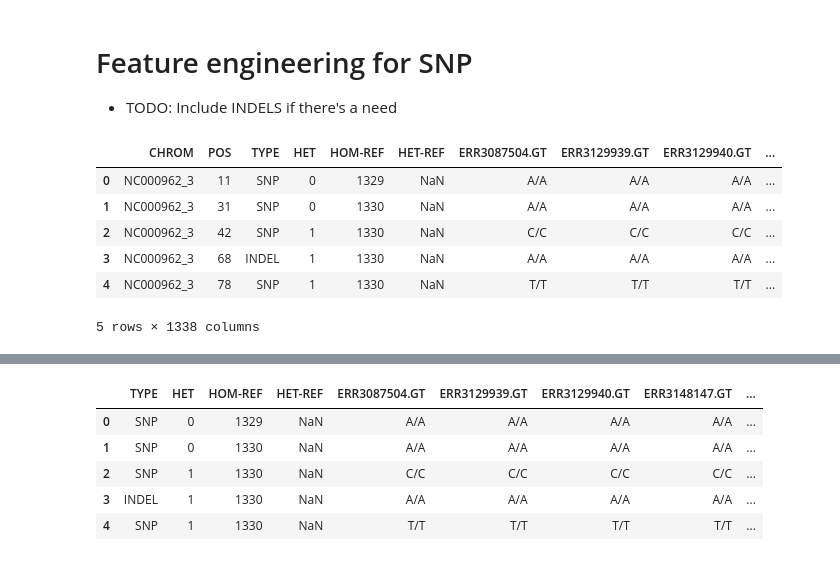
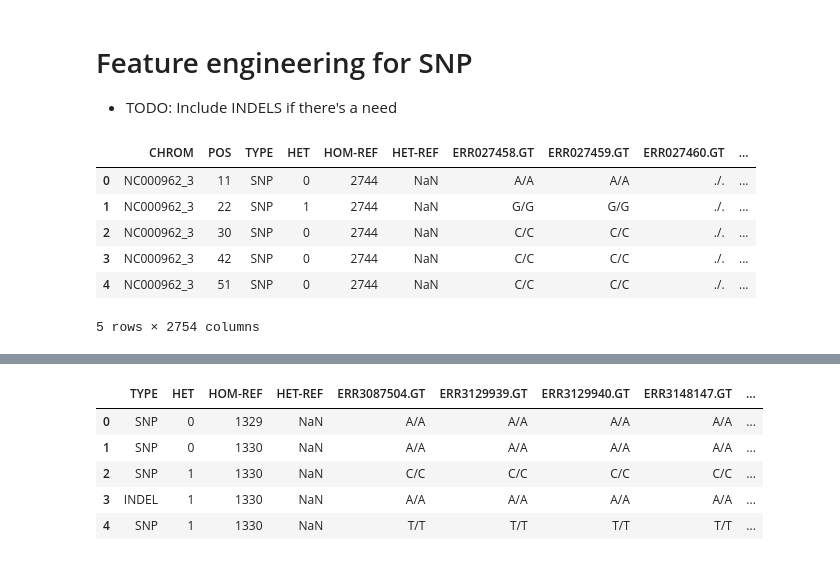
Before and after one commit to abhi18av/LJMU_Masters_Dissertation, a Jupyter notebook: src/notebooks/feature_engineering.ipynb, the cells around one changed output, grey strips where cells are left out. Saved outputs shown, nothing was run; the diff lists cells and outputs as text; code cells hidden in the pictures.

```diff
--- a/src/notebooks/feature_engineering.ipynb
+++ b/src/notebooks/feature_engineering.ipynb
@@ -176,16 +187,16 @@ binarized_resistance_status_df.head(10)
 
 - TODO: Include INDELS if there's a need
 # %%
-vcf_df = pd.read_csv("../data/processed/mdrlatam_cohort.bqsr.filter.snps.indels.tsv", sep='\t')
+vcf_df = pd.read_csv("../data/raw/cohort.bqsr.filter.snps.indels.tsv", sep='\t')
 vcf_df.head()
 # %% [output]
-|  | CHROM | POS | TYPE | HET | HOM-REF | HET-REF | ERR3087504.GT | ERR3129939.GT | ERR3129940.GT | ... |
-| 0 | NC000962_3 | 11 | SNP | 0 | 1329 | NaN | A/A | A/A | A/A | ... |
-| 1 | NC000962_3 | 31 | SNP | 0 | 1330 | NaN | A/A | A/A | A/A | ... |
-| 2 | NC000962_3 | 42 | SNP | 1 | 1330 | NaN | C/C | C/C | C/C | ... |
-| 3 | NC000962_3 | 68 | INDEL | 1 | 1330 | NaN | A/A | A/A | A/A | ... |
-| 4 | NC000962_3 | 78 | SNP | 1 | 1330 | NaN | T/T | T/T | T/T | ... |
+|  | CHROM | POS | TYPE | HET | HOM-REF | HET-REF | ERR027458.GT | ERR027459.GT | ERR027460.GT | ... |
+| 0 | NC000962_3 | 11 | SNP | 0 | 2744 | NaN | A/A | A/A | ./. | ... |
+| 1 | NC000962_3 | 22 | SNP | 1 | 2744 | NaN | G/G | G/G | ./. | ... |
+| 2 | NC000962_3 | 30 | SNP | 0 | 2744 | NaN | C/C | C/C | ./. | ... |
+| 3 | NC000962_3 | 42 | SNP | 0 | 2744 | NaN | C/C | C/C | ./. | ... |
+| 4 | NC000962_3 | 51 | SNP | 0 | 2744 | NaN | C/C | C/C | ./. | ... |
-5 rows × 1338 columns
+5 rows × 2754 columns
 # %%
 vcf_df['CHROM.POS'] = vcf_df.apply(lambda row: row.CHROM + "." + str(row.POS) , axis = 1)
 vcf_df.head()
```
Also changed, not shown: parts of 8 cells of this notebook, 1 other file.
